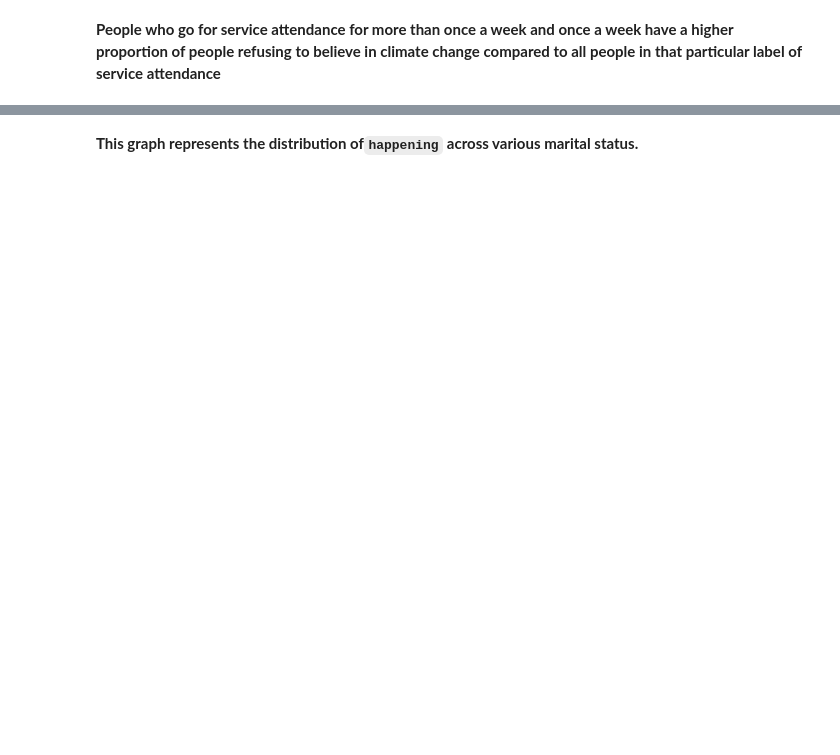
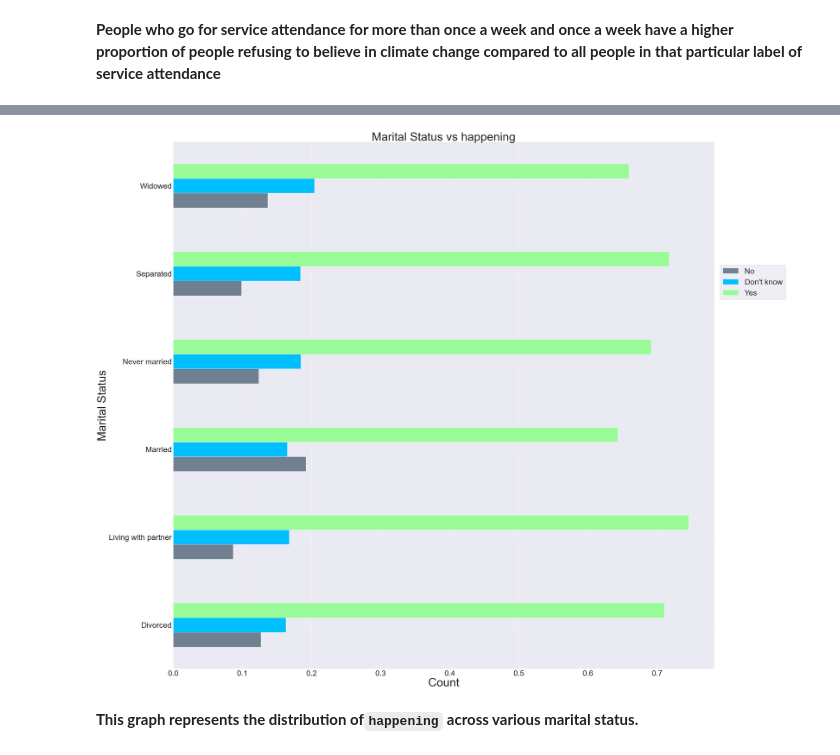
Before and after one commit to sabaiitj/Climate-Change-Survey, a Jupyter notebook: code/Saba_Notebook.ipynb, the cells around one changed output, grey strips where cells are left out. Saved outputs shown, nothing was run; the diff lists cells and outputs as text; code cells hidden in the pictures; blank space fills up the shorter version.

```diff
--- a/code/Saba_Notebook.ipynb
+++ b/code/Saba_Notebook.ipynb
@@ -73,8 +217,14 @@ df.marit_status.value_counts(normalize=True)
 # %%
-ax= pd.crosstab(index=df['marit_status'],columns=df['happening']).plot.bar(figsize=(15,8))
-ax.set_xlabel('Marital Status')
-ax.set_ylabel('Count')
-ax.set_title('Marital Status and Climate Change Awareness');
+ax = df.groupby('marit_status')['happening'].value_counts(normalize=True).unstack().T.loc[['No',"Don't know",'Yes']].T.plot(kind='barh', figsize=(50,50),
+color=['slategrey', 'deepskyblue', 'palegreen'])
+ax.set_ylabel('Marital Status',fontsize=60)
+ax.set_xlabel('Count',fontsize=60)
+ax.legend(loc= (1.01,0.7),fontsize =40)
+ax.set_title('Marital Status vs happening',fontsize =60)
+plt.setp(ax.get_xticklabels(), fontsize=40)
+plt.setp(ax.get_yticklabels(), fontsize=40);
+# %% [output]
+[figure, added]
 # %% [markdown]
 **This graph represents the distribution of`happening` across various marital status.**
 # %%
```
Also changed, not shown: parts of 52 cells of this notebook.
